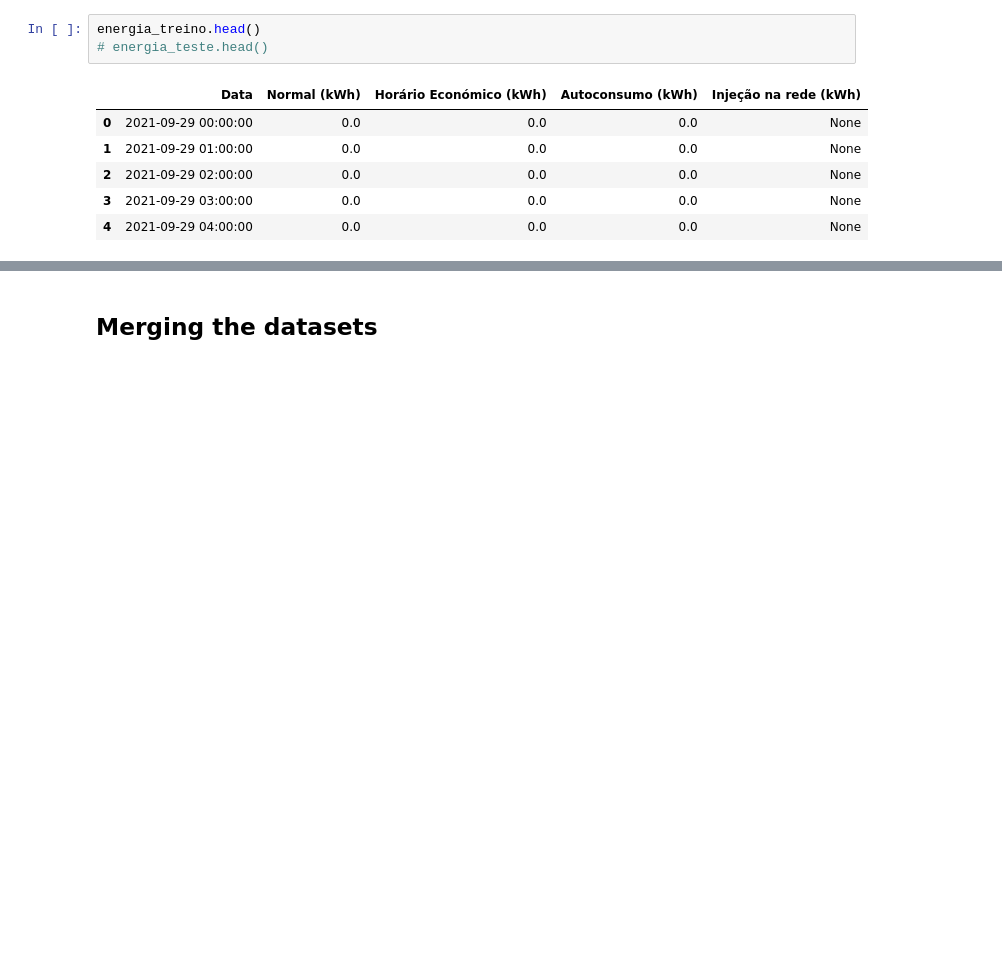
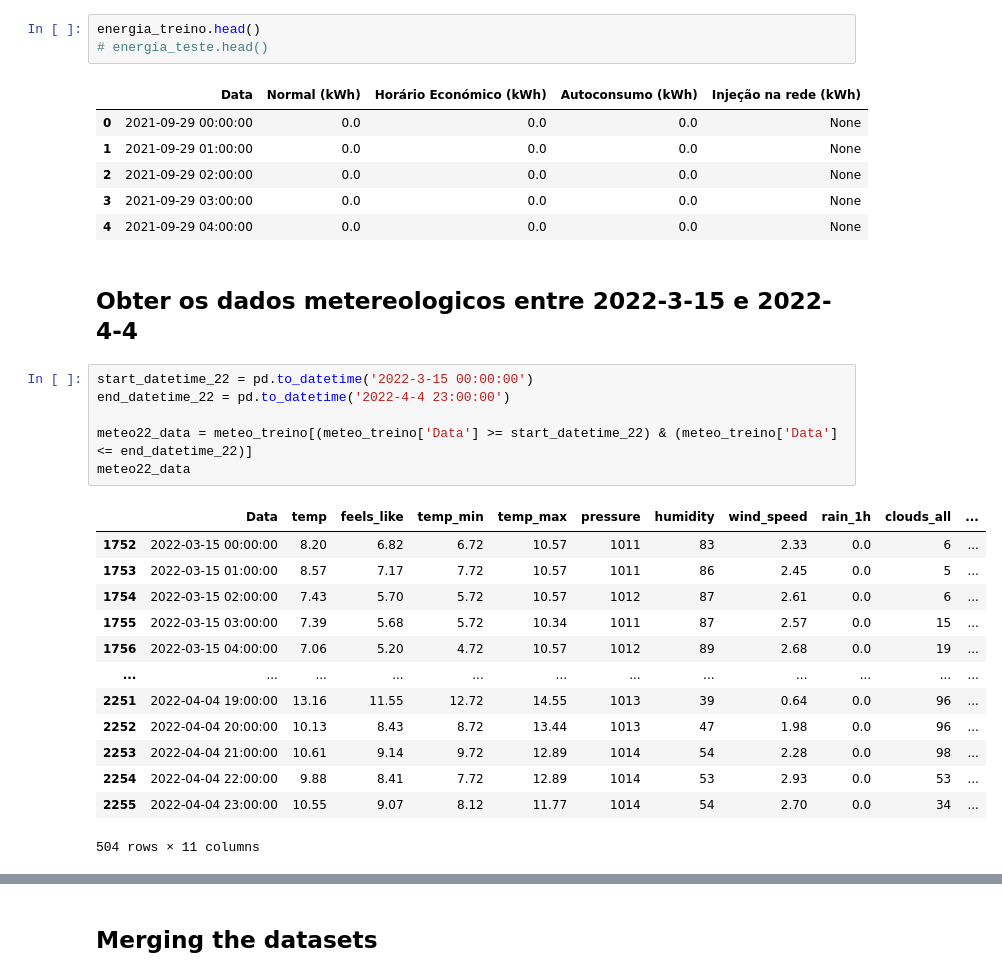
Before and after one commit to orlandopalmeira/Trabalho-DAA-2023-2024, a Jupyter notebook: Tarefa_2/tarefa_2_get_data.ipynb, the cells around one changed output, grey strips where cells are left out. Cells and saved outputs as stored; diff of their text form; blank space fills up the shorter version.

```diff
--- a/Tarefa_2/tarefa_2.ipynb
+++ b/Tarefa_2/tarefa_2_get_data.ipynb
@@ -375,3 +375,25 @@ energia_treino.head()
 | 2 | 2021-09-29 02:00:00 | 0.0 | 0.0 | 0.0 | None |
 | 3 | 2021-09-29 03:00:00 | 0.0 | 0.0 | 0.0 | None |
 | 4 | 2021-09-29 04:00:00 | 0.0 | 0.0 | 0.0 | None |
+# %% [markdown]
+## Obter os dados metereologicos entre 2022-3-15 e 2022-4-4
+# %%
+start_datetime_22 = pd.to_datetime('2022-3-15 00:00:00')
+end_datetime_22 = pd.to_datetime('2022-4-4 23:00:00')
+
+meteo22_data = meteo_treino[(meteo_treino['Data'] >= start_datetime_22) & (meteo_treino['Data'] <= end_datetime_22)]
+meteo22_data
+# %% [output]
+|  | Data | temp | feels_like | temp_min | temp_max | pressure | humidity | wind_speed | rain_1h | clouds_all | ... |
+| 1752 | 2022-03-15 00:00:00 | 8.20 | 6.82 | 6.72 | 10.57 | 1011 | 83 | 2.33 | 0.0 | 6 | ... |
+| 1753 | 2022-03-15 01:00:00 | 8.57 | 7.17 | 7.72 | 10.57 | 1011 | 86 | 2.45 | 0.0 | 5 | ... |
+| 1754 | 2022-03-15 02:00:00 | 7.43 | 5.70 | 5.72 | 10.57 | 1012 | 87 | 2.61 | 0.0 | 6 | ... |
+| 1755 | 2022-03-15 03:00:00 | 7.39 | 5.68 | 5.72 | 10.34 | 1011 | 87 | 2.57 | 0.0 | 15 | ... |
+| 1756 | 2022-03-15 04:00:00 | 7.06 | 5.20 | 4.72 | 10.57 | 1012 | 89 | 2.68 | 0.0 | 19 | ... |
+| ... | ... | ... | ... | ... | ... | ... | ... | ... | ... | ... | ... |
+| 2251 | 2022-04-04 19:00:00 | 13.16 | 11.55 | 12.72 | 14.55 | 1013 | 39 | 0.64 | 0.0 | 96 | ... |
+| 2252 | 2022-04-04 20:00:00 | 10.13 | 8.43 | 8.72 | 13.44 | 1013 | 47 | 1.98 | 0.0 | 96 | ... |
+| 2253 | 2022-04-04 21:00:00 | 10.61 | 9.14 | 9.72 | 12.89 | 1014 | 54 | 2.28 | 0.0 | 98 | ... |
+| 2254 | 2022-04-04 22:00:00 | 9.88 | 8.41 | 7.72 | 12.89 | 1014 | 53 | 2.93 | 0.0 | 53 | ... |
+| 2255 | 2022-04-04 23:00:00 | 10.55 | 9.07 | 8.12 | 11.77 | 1014 | 54 | 2.70 | 0.0 | 34 | ... |
+504 rows × 11 columns
```
Also changed, not shown: parts of 59 cells of this notebook, 4 other files.
